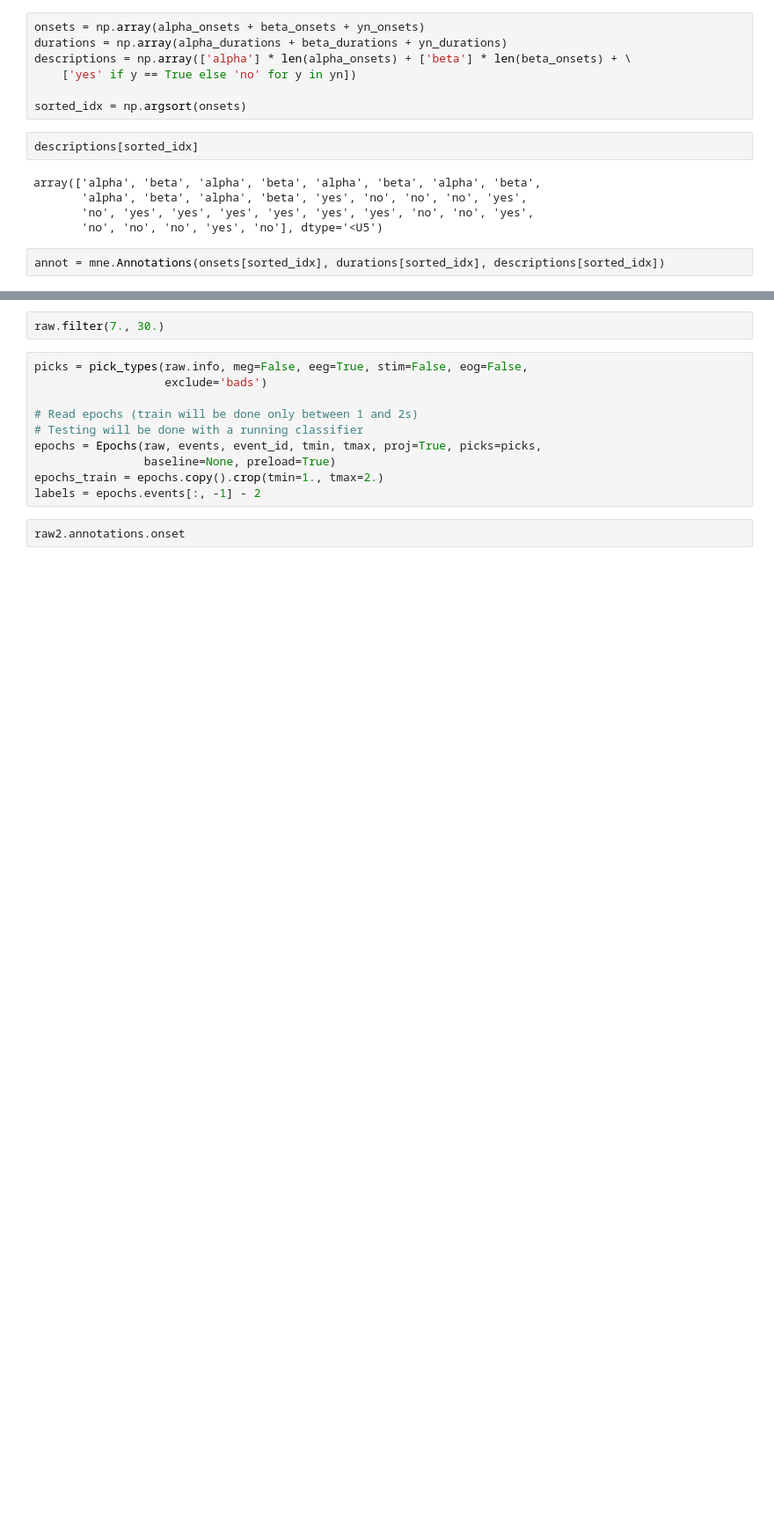
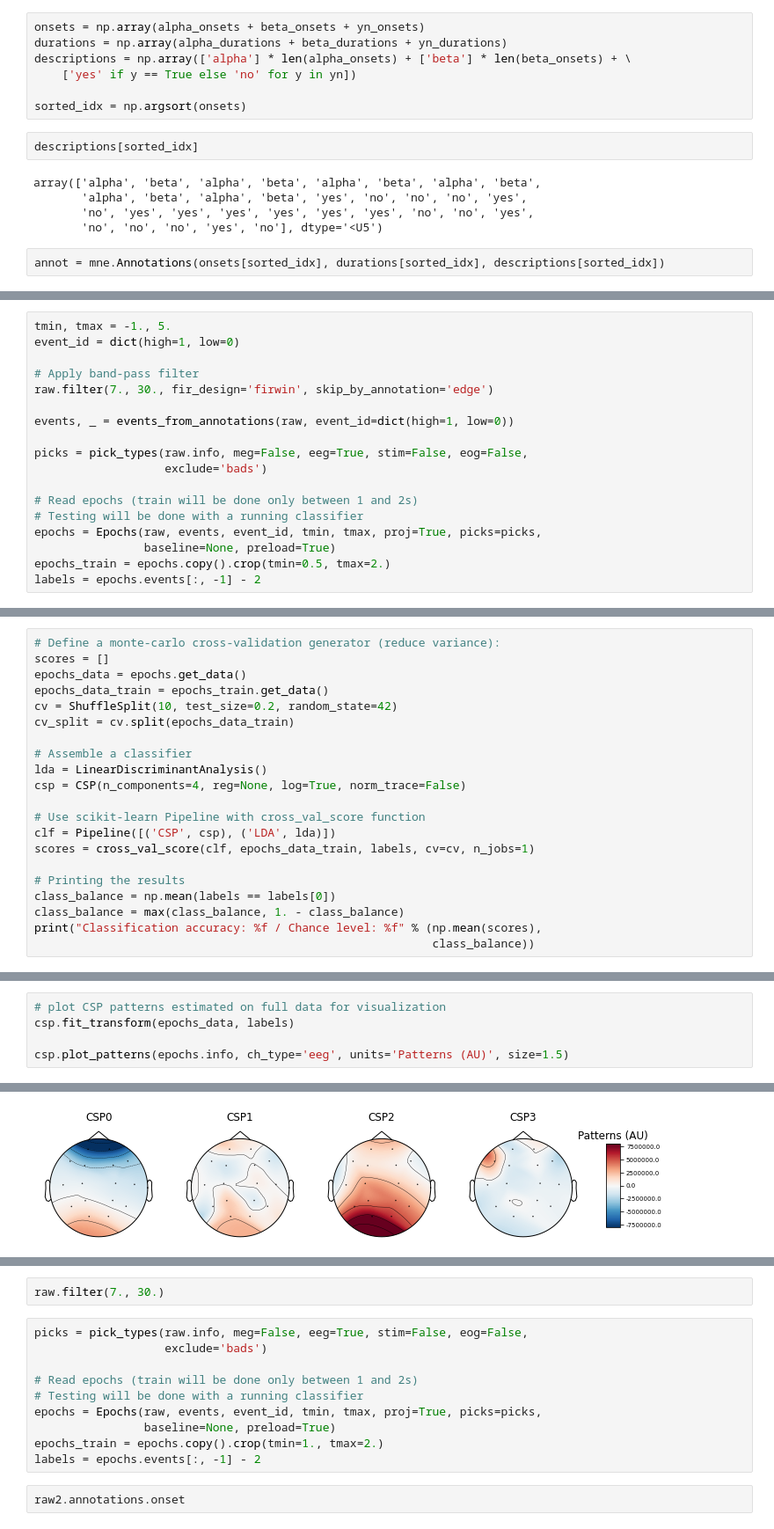
Before and after one commit to nateGeorge/openbci_laryngeal_imagery, a Jupyter notebook: MNE CSP example.ipynb, the cells around one changed output, grey strips where cells are left out. Shown at 88% size. Saved outputs shown, nothing was run; the diff lists cells and outputs as text; blank space fills up the shorter version.

Commit message:
convert files to fif and run some analysis

```diff
--- a/MNE CSP example.ipynb
+++ b/MNE CSP example.ipynb
@@ -211,0 +269,18 @@ event_id = dict(hands=2, feet=3)
+# %%
+tmin, tmax = -1., 5.
+event_id = dict(high=1, low=0)
+
+# Apply band-pass filter
+raw.filter(7., 30., fir_design='firwin', skip_by_annotation='edge')
+
+events, _ = events_from_annotations(raw, event_id=dict(high=1, low=0))
+
+picks = pick_types(raw.info, meg=False, eeg=True, stim=False, eog=False,
+                   exclude='bads')
+
+# Read epochs (train will be done only between 1 and 2s)
+# Testing will be done with a running classifier
+epochs = Epochs(raw, events, event_id, tmin, tmax, proj=True, picks=picks,
+                baseline=None, preload=True)
+epochs_train = epochs.copy().crop(tmin=0.5, tmax=2.)
+labels = epochs.events[:, -1] - 2
@@ -211,0 +305,21 @@ event_id = dict(hands=2, feet=3)
+# %%
+# Define a monte-carlo cross-validation generator (reduce variance):
+scores = []
+epochs_data = epochs.get_data()
+epochs_data_train = epochs_train.get_data()
+cv = ShuffleSplit(10, test_size=0.2, random_state=42)
+cv_split = cv.split(epochs_data_train)
+
+# Assemble a classifier
+lda = LinearDiscriminantAnalysis()
+csp = CSP(n_components=4, reg=None, log=True, norm_trace=False)
+
+# Use scikit-learn Pipeline with cross_val_score function
+clf = Pipeline([('CSP', csp), ('LDA', lda)])
+scores = cross_val_score(clf, epochs_data_train, labels, cv=cv, n_jobs=1)
+
+# Printing the results
+class_balance = np.mean(labels == labels[0])
+class_balance = max(class_balance, 1. - class_balance)
+print("Classification accuracy: %f / Chance level: %f" % (np.mean(scores),
+                                                          class_balance))
@@ -211,0 +344,6 @@ event_id = dict(hands=2, feet=3)
+# %%
+# plot CSP patterns estimated on full data for visualization
+csp.fit_transform(epochs_data, labels)
+
+csp.plot_patterns(epochs.info, ch_type='eeg', units='Patterns (AU)', size=1.5)
+# %% [output]
@@ -211,0 +364 @@ event_id = dict(hands=2, feet=3)
+[figure, added]
```
Also changed, not shown: parts of 41 cells of this notebook, 7 other files.
